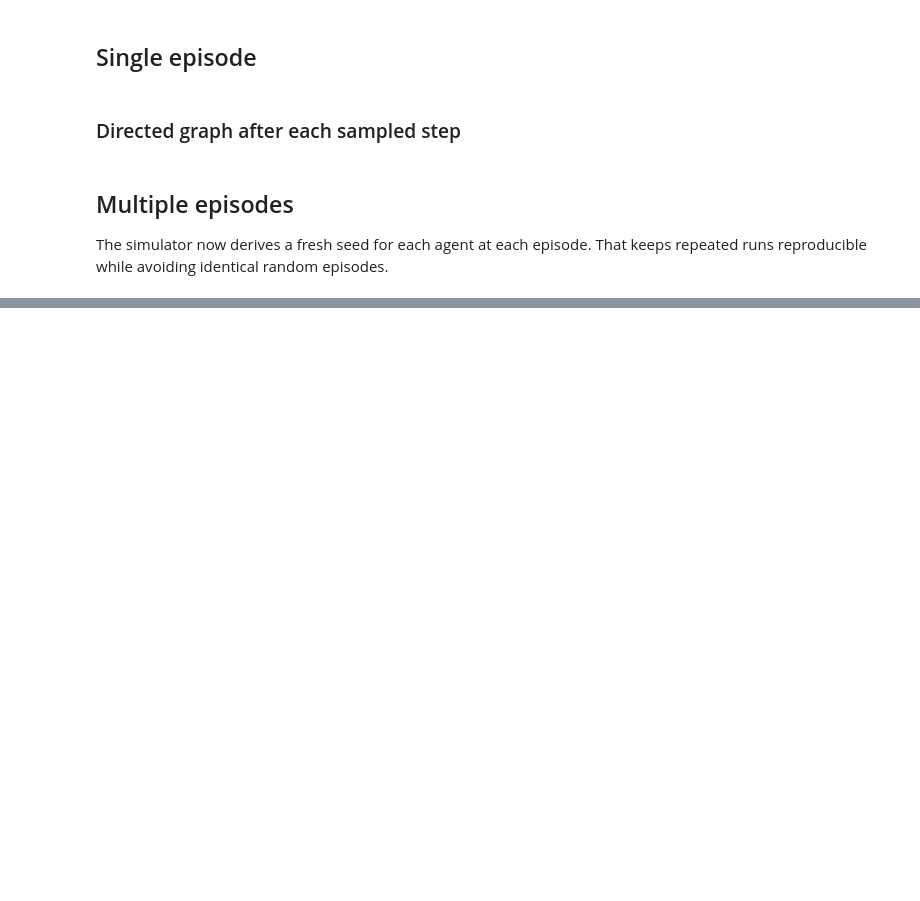
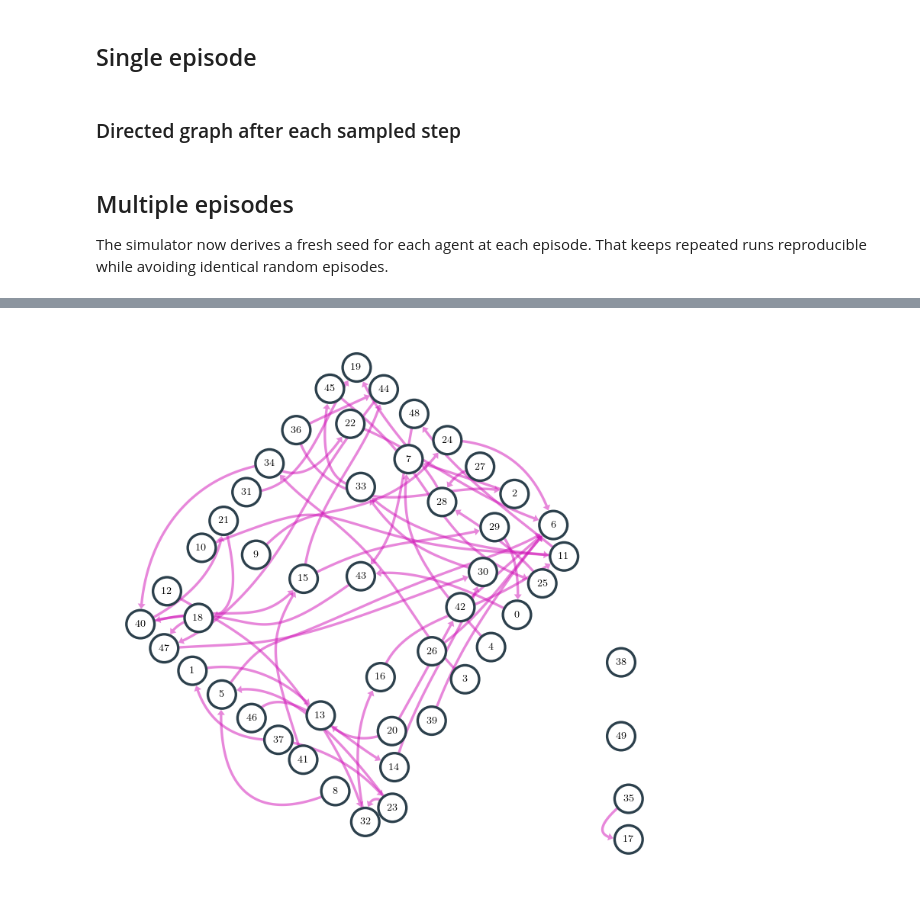
Before and after one commit to hdahmou/Network_creation, a Jupyter notebook: notebooks/simulation_examples.ipynb, the cells around one changed output, grey strips where cells are left out. Cells and saved outputs as stored; diff of their text form; code cells hidden in the pictures; blank space fills up the shorter version.

```diff
--- a/notebooks/simulation_examples.ipynb
+++ b/notebooks/simulation_examples.ipynb
@@ -174 +234,27 @@ plt.show()
+# %%
+%matplotlib ipympl
+
+g = state_history_result.graphs[-1].to_networkx(vertex_attr_hashable="name")
+
+_, ax = plt.subplots(nrows=1, ncols=1, figsize=(8,8), dpi=120)
+
+node_labels = {n: str(n) for n in g.nodes()}
+plot_instance = InteractiveGraph(
+    g,
+    node_labels=node_labels,
+    edge_label_fontdict=dict(size=8, fontweight='normal', color="b", bbox=dict(boxstyle='round', ec=(1.0, 1.0, 1.0), fc=(1.0, 1.0, 1.0), alpha=0.9)),
+    node_layout='spring',
+    node_layout_kwargs={'pad_by': 0.01, "k":0.3},
+    edge_layout='curved',
+    node_shape='o',
+    node_label_fontdict = dict(size=8, fontweight='normal'),
+    node_size=3,
+    edge_width=0.5,
+    edge_color='#d111b7',
+    arrows=True,
+    ax=ax)
+
+plt.show()
+# %% [output]
+[figure, added]
 # %%
```
Also changed, not shown: parts of 7 cells of this notebook, 17 other files.
